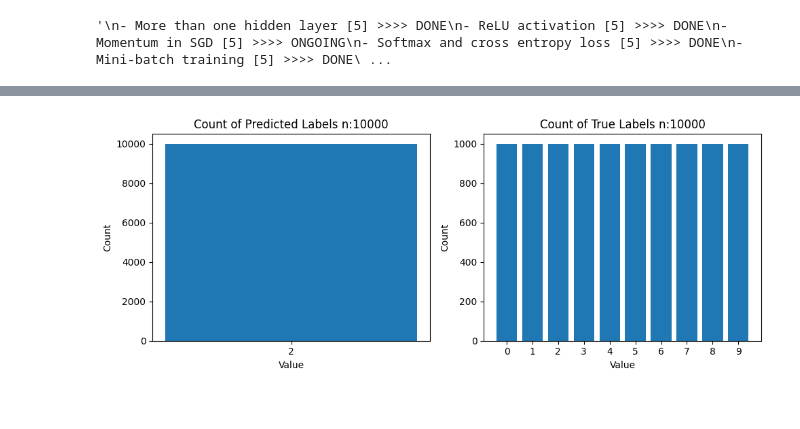
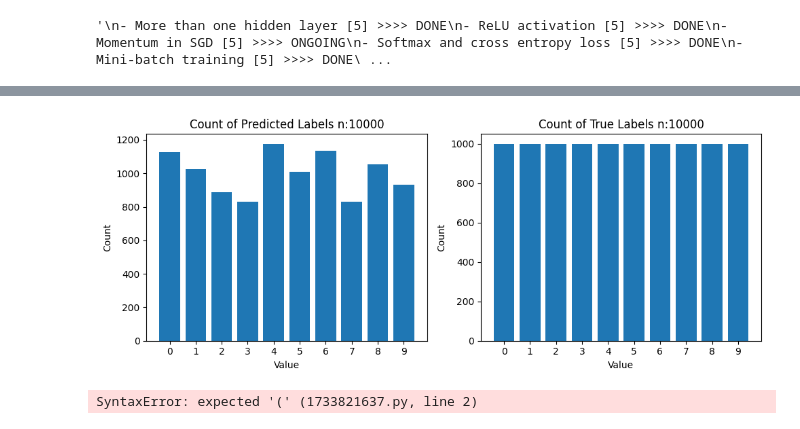
Before and after one commit to vyun8699/COMP4329-Deep-Learning-Assignment-1, a Jupyter notebook: archive/assgmt_1_DL_batchnorm_imp.ipynb, the cells around one changed output, grey strips where cells are left out. Drawn from its saved outputs; the diff is of its cells as text; code cells hidden in the pictures.

Commit message:
adam implementation, moved unused workbook into archive

```diff
--- a/assgmt_1_DL.ipynb
+++ b/archive/assgmt_1_DL_batchnorm_imp.ipynb
@@ -741,7 +841,7 @@ class MLP:
 
         return epoch_loss
 # %%
-#dropout
+#batchnorm run
 
 # pick data proportion and train val split
 data_proportion = 1
@@ -753,16 +853,17 @@ train_data, train_label, val_data, val_label = train_val_split(input_data, input
 # fit model
 nn = MLP([128,64,64,10], [None,'relu','relu','softmax'])
 
-lr = 0.01
-epoch_count = 200
-gamma = 0.9 #momentum
+lr = 0.001
+epoch_count = 300
+momentum_gamma = 0.0 #momentum
 weight_decay = 0.00 #weight decay
-dropout = 0.0
-batch_size = 100
+dropout = 0.0 # this is (1-p), dont set this value too big or gradients will explode
+batch_size = 200
 early_stopping = [3,10] #max count, eval_trigger, to switch off early stopping, set max count to np.inf
+batchnorm_switch = True
 
 # calculate cross entropy
-train_loss, val_loss = nn.fit(train_data, train_label, val_data, val_label, gamma = gamma, learning_rate = lr, epochs = epoch_count, batch_size = batch_size, weight_decay = weight_decay, dropout_rate = dropout, early_stopping = early_stopping)
+train_loss, val_loss = nn.fit(train_data, train_label, val_data, val_label, momentum_gamma = momentum_gamma, learning_rate = lr, epochs = epoch_count, batch_size = batch_size, weight_decay = weight_decay, dropout_rate = dropout, early_stopping = early_stopping, batchnorm_switch = batchnorm_switch)
 print(f'train loss:{train_loss[-1]}, val loss: {val_loss[-1] if len(val_loss) >0 else None }')
 
 #plot_results(train_data, train_label, batch_size, train_loss)
@@ -795,28 +912,45 @@ train loss:11.519629114971604, val loss: 2.316862686721757
 # %%
 # plot prediction
-output = nn.predict(adj_test_data)
+output = nn.predict(adj_test_data, dropout_rate = 0, batchnorm_switch = True)
 output_unique_values, output_counts = np.unique(output, return_counts=True)
 true_label_unique_values, true_label_counts = np.unique(original_test_label, return_counts=True)
 
 
 # Set up the matplotlib figure and axes, one for each bar chart
 fig, axs = plt.subplots(1, 2, figsize=(10, 4))  # 1 row, 2 columns
 
 # Plot for 'output'
 axs[0].bar(output_unique_values, output_counts)
 axs[0].set_xticks(output_unique_values)
 axs[0].set_xlabel('Value')
 axs[0].set_ylabel('Count')
 axs[0].set_title(f'Count of Predicted Labels n:{len(output)}')
 
 # Plot for 'true_label'
 axs[1].bar(true_label_unique_values, true_label_counts)
 axs[1].set_xticks(true_label_unique_values)
 axs[1].set_xlabel('Value')
 axs[1].set_ylabel('Count')
 axs[1].set_title(f'Count of True Labels n:{len(original_test_label)}')
 
 plt.tight_layout()  # Adjust the layout to fit both subplots
 plt.show()
 # %% [output]
-[figure, old version]
+[figure, new version]
+# %%
+class AdamOptim():
+    def __init__(self,):
+        pass
+    def forward(self):
+        pass
+    def backward(self,):
+        pass
+    def update(self,):
+        pass
+    def momentum(self,):
+        pass
+    def fit(self,):
+        pass
+    def predict(self,):
+# %% [output]
+SyntaxError: expected '(' (1733821637.py, line 2)
```
Also changed, not shown: parts of 5 cells of this notebook, 4 other files.
